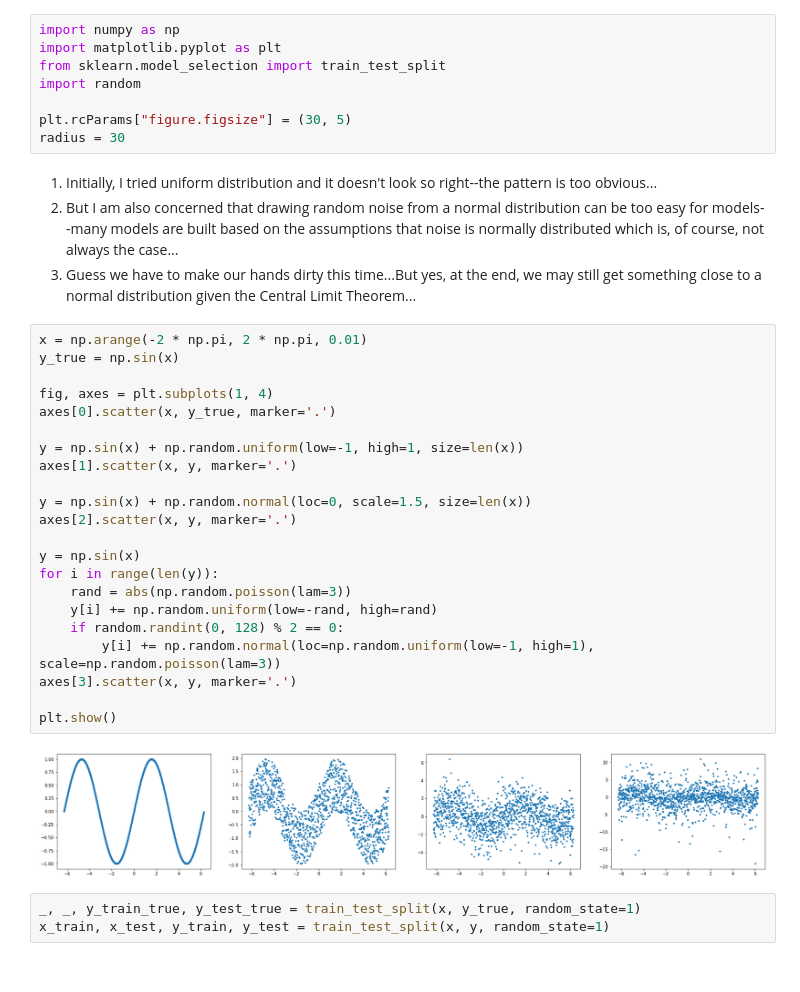
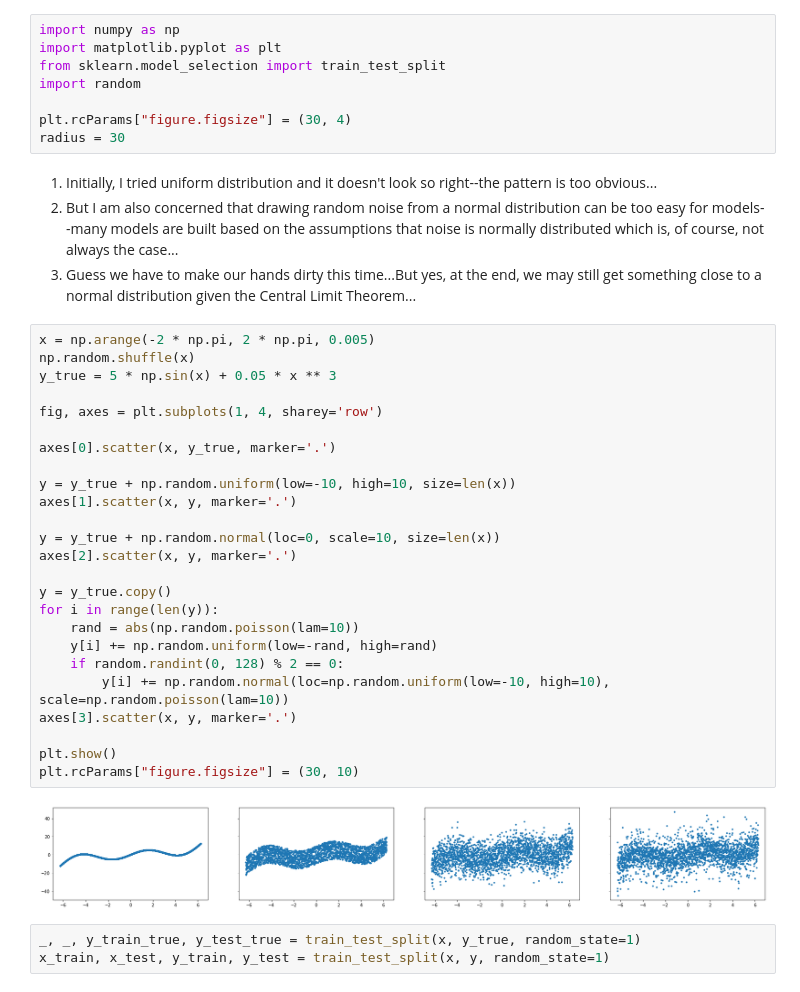
Before and after one commit to alex-lt-kong/data-science, a Jupyter notebook: bias-variance-trade-off.ipynb, the cells around one changed output. Saved outputs shown, nothing was run; the diff lists cells and outputs as text.

Commit message:
some fancy graphs

```diff
--- a/bias-variance-trade-off.ipynb
+++ b/bias-variance-trade-off.ipynb
@@ -6,36 +6,39 @@ import matplotlib.pyplot as plt
 from sklearn.model_selection import train_test_split
 import random
 
-plt.rcParams["figure.figsize"] = (30, 5)
+plt.rcParams["figure.figsize"] = (30, 4)
 radius = 30
 # %% [markdown]
 1. Initially, I tried uniform distribution and it doesn't look so right--the pattern is too obvious...
 2. But I am also concerned that drawing random noise from a normal distribution can be too easy for models--many models are built based on the assumptions that noise is normally distributed which is, of course, not always the case...
 3. Guess we have to make our hands dirty this time...But yes, at the end, we may still get something close to a normal distribution given the Central Limit Theorem...
 # %%
-x = np.arange(-2 * np.pi, 2 * np.pi, 0.01)
-y_true = np.sin(x)
+x = np.arange(-2 * np.pi, 2 * np.pi, 0.005)
+np.random.shuffle(x)
+y_true = 5 * np.sin(x) + 0.05 * x ** 3
 
-fig, axes = plt.subplots(1, 4)
+fig, axes = plt.subplots(1, 4, sharey='row')
+
 axes[0].scatter(x, y_true, marker='.')
 
-y = np.sin(x) + np.random.uniform(low=-1, high=1, size=len(x))
+y = y_true + np.random.uniform(low=-10, high=10, size=len(x))
 axes[1].scatter(x, y, marker='.')
 
-y = np.sin(x) + np.random.normal(loc=0, scale=1.5, size=len(x))
+y = y_true + np.random.normal(loc=0, scale=10, size=len(x))
 axes[2].scatter(x, y, marker='.')
 
-y = np.sin(x)
+y = y_true.copy()
 for i in range(len(y)):
-    rand = abs(np.random.poisson(lam=3))
+    rand = abs(np.random.poisson(lam=10))
     y[i] += np.random.uniform(low=-rand, high=rand)
     if random.randint(0, 128) % 2 == 0:
-        y[i] += np.random.normal(loc=np.random.uniform(low=-1, high=1), scale=np.random.poisson(lam=3))
+        y[i] += np.random.normal(loc=np.random.uniform(low=-10, high=10), scale=np.random.poisson(lam=10))
 axes[3].scatter(x, y, marker='.')
 
 plt.show()
+plt.rcParams["figure.figsize"] = (30, 10)
 # %% [output]
-[figure, old version]
+[figure, new version]
 # %%
 _, _, y_train_true, y_test_true = train_test_split(x, y_true, random_state=1)
 x_train, x_test, y_train, y_test = train_test_split(x, y, random_state=1)
```
Also changed, not shown: parts of 5 cells of this notebook.
